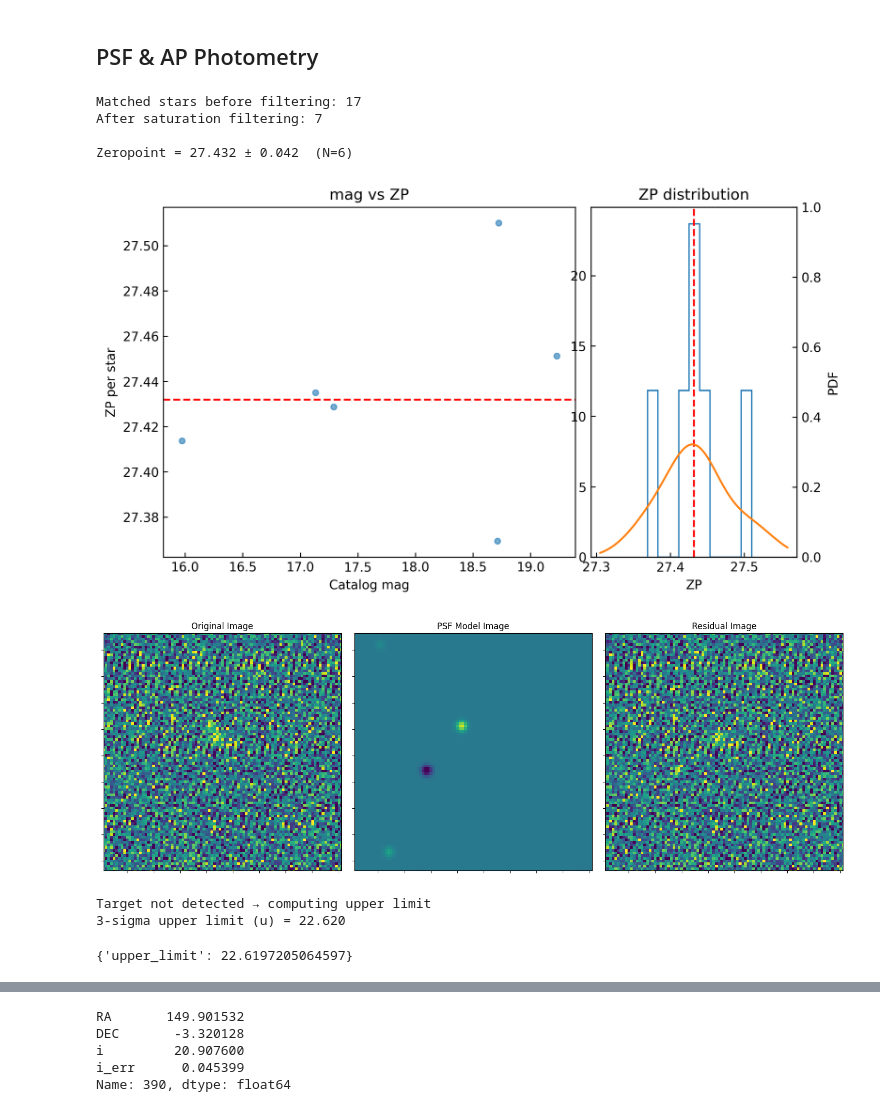
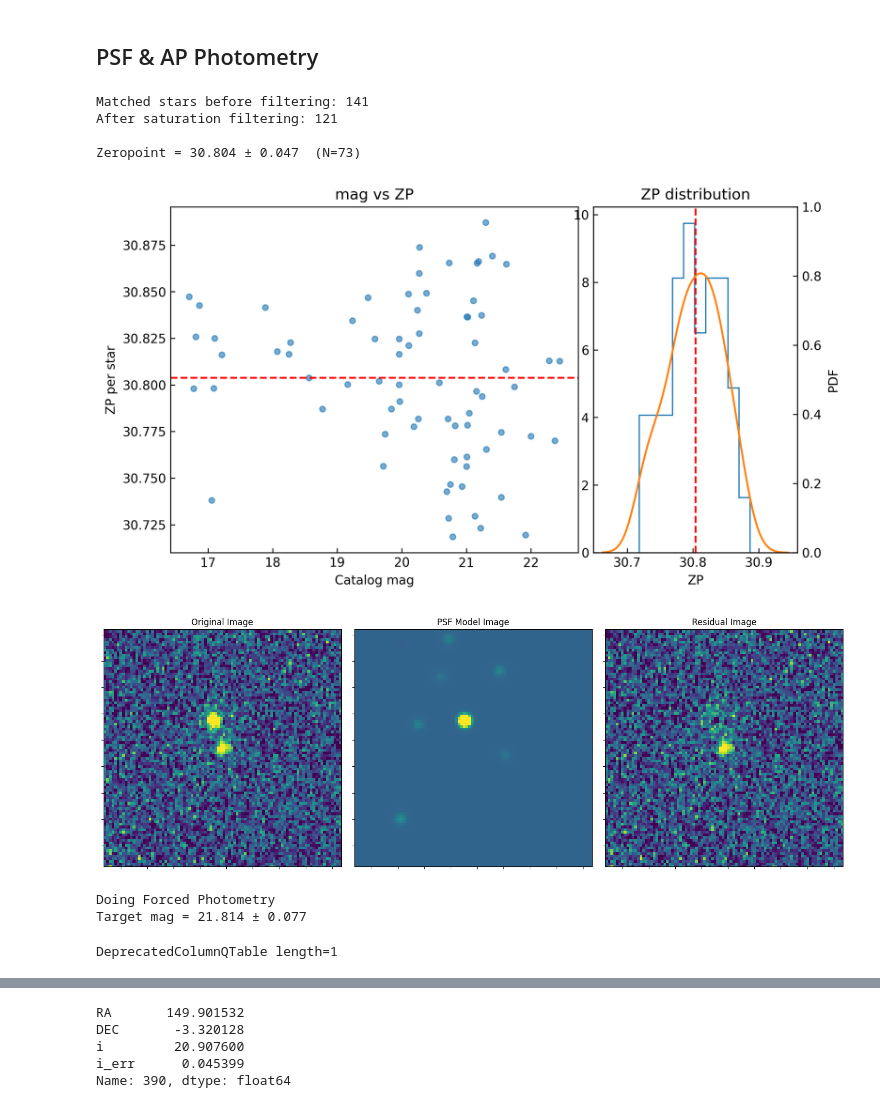
Before and after one commit to LAujust/Follow_up, a Jupyter notebook: code/Unified_Photometry.ipynb, the cells around one changed output, grey strips where cells are left out. Cells and saved outputs as stored; diff of their text form; code cells hidden in the pictures.

Commit message:
Auto update data at 2026-05-20 10:03:14.661

```diff
--- a/code/Unified_Photometry.ipynb
+++ b/code/Unified_Photometry.ipynb
@@ -17,14 +17,14 @@ from subtraction import *
 from photutils.psf import IterativePSFPhotometry
 from photutils.detection import DAOStarFinder, IRAFStarFinder
 # ra, dec = 113.7617,	6.3244
-ra, dec = 149.9025,	-3.3073
+ra, dec = 149.9024550, -3.3074489
 # ra, dec = 149.9020406, -3.3072971 #VLT offset wcs
 # ra, dec = 149.9015318, -3.3201282
-band = 'u'
+band = 'g'
 # %%
-fits_dir = '/home/liangrd/optical_data/EP260131a/NTT/EP260131a_u_wcs_ultracam_20260215_bkg_sub.fits'
+fits_dir = '/home/liangrd/optical_data/EP260131a/pipeline/LCO/coadd_LCO_g_20260131T132227.434.fits'
 fpath = '/home/liangrd/optical_data/EP260131a'
-cat_dir = '/home/liangrd/optical_data/EP260131a/skymapper.csv'
+cat_dir = '/home/liangrd/optical_data/EP260131a/ps.csv'
 # %%
 phot = Photometry()
 phot.read_image(fits_dir,masklow=None)
@@ -94,16 +94,16 @@ Name: g, dtype: float64
 # %%
 'PSF Photometry after ZP calibration'
 
-res = phot.psf_photometry(ra=ra,dec=dec,fwhm=3.,sigma=5.,sigma_clip_val=2.0,cat_dir=cat_dir,mag_col=band,fit_shape=(11,11),match_radius=1.2,forced=False,)
+res = phot.psf_photometry(ra=ra,dec=dec,fwhm=3.,sigma=3.,sigma_clip_val=2.0,cat_dir=cat_dir,mag_col=band,fit_shape=(7,7),match_radius=1.,fix_fwhm=False,forced=True,)
 
 res
 # %% [output]
-Matched stars before filtering: 17
-After saturation filtering: 7
+Matched stars before filtering: 141
+After saturation filtering: 121
 
-Zeropoint = 27.432 ± 0.042  (N=6)
+Zeropoint = 30.804 ± 0.047  (N=73)
-[figure, old version]
+[figure, new version]
-[figure, old version]
+[figure, new version]
-Target not detected → computing upper limit
-3-sigma upper limit (u) = 22.620
+Doing Forced Photometry
+Target mag = 21.814 ± 0.077
-{'upper_limit': 22.6197205064597}
+DeprecatedColumnQTable length=1
```
Also changed, not shown: parts of 2 cells of this notebook, 39 other files.
